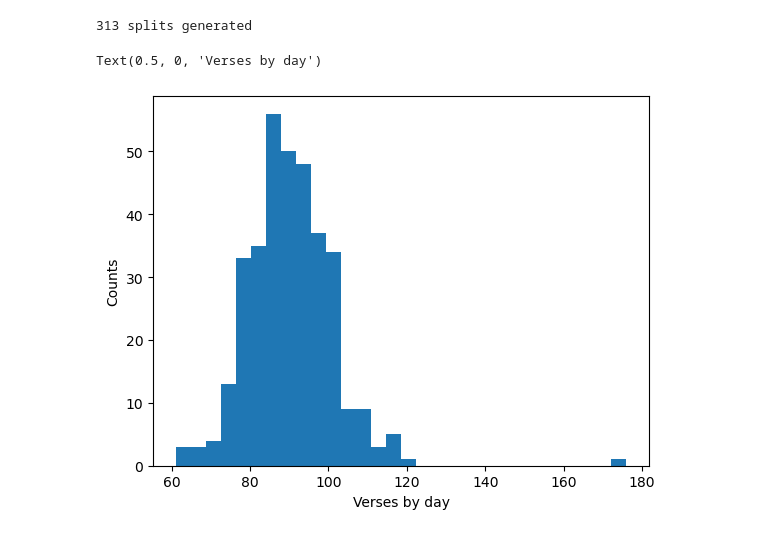
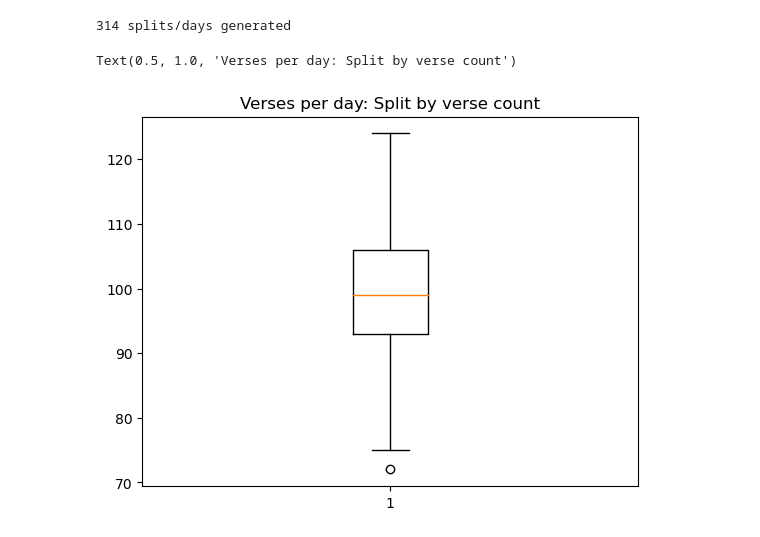
Before and after one commit to PAmerikanos/bible_planner, a Jupyter notebook: bible_split.ipynb, the cells around one changed output. Drawn from its saved outputs; the diff is of its cells as text; code cells hidden in the pictures.

```diff
--- a/bible_split.ipynb
+++ b/bible_split.ipynb
@@ -136,7 +175,7 @@ for curr_ind, curr_chapter in enumerate(bible_dict):
     #else:
         #print(f"Chapter index {curr_ind} skipped")
 # %%
-print(f"{len(bible_split)} splits generated")
+print(f"{len(bible_split)} splits/days generated")
 # %% [output]
-313 splits generated
+314 splits/days generated
 # %%
@@ -144,10 +185,9 @@ verse_sums = []
 for i in bible_split:
     summ = sum([j['verse'] for j in i])
     verse_sums.append(summ)
-# %%
-plt.hist(verse_sums, density=False, bins=30)
-plt.ylabel('Counts')
-plt.xlabel('Verses by day')
-# %% [output]
-Text(0.5, 0, 'Verses by day')
-[figure, removed]
+# %%
+plt.boxplot(verse_sums)
+plt.title('Verses per day: Split by verse count')
+# %% [output]
+Text(0.5, 1.0, 'Verses per day: Split by verse count')
+[figure, added]
```
Also changed, not shown: parts of 15 cells of this notebook.
